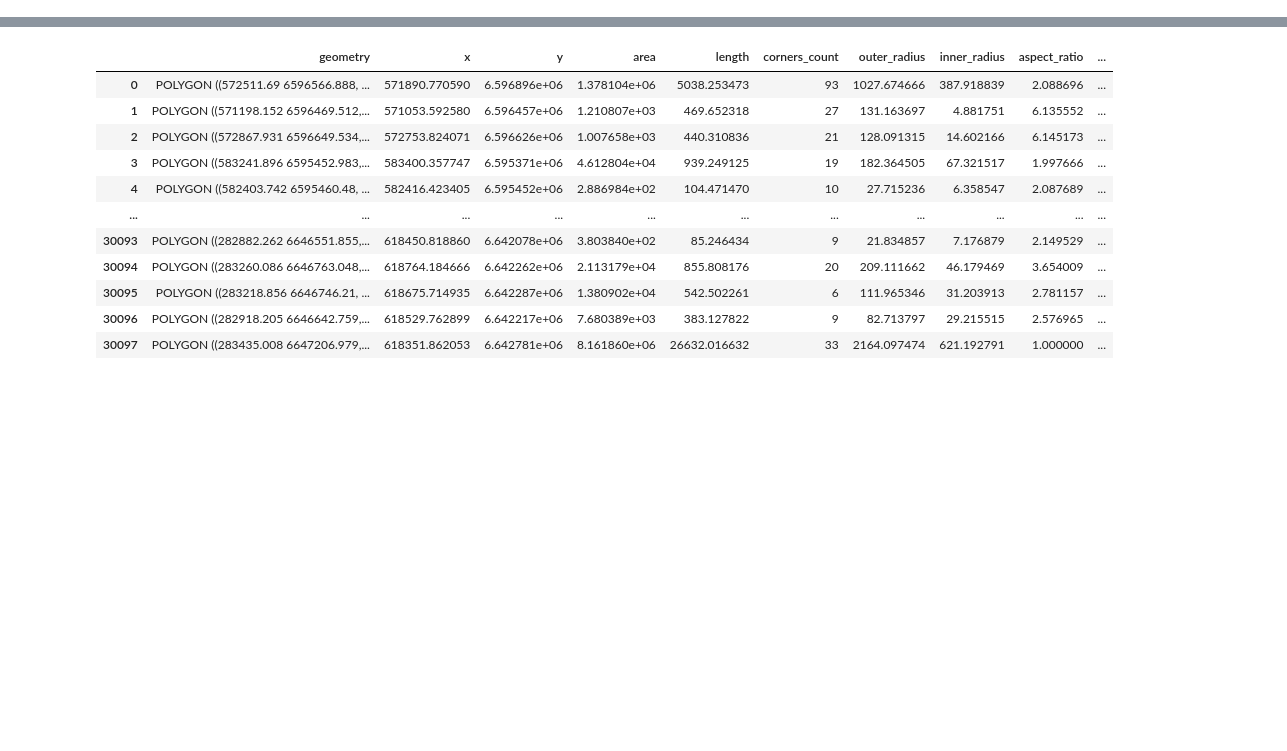
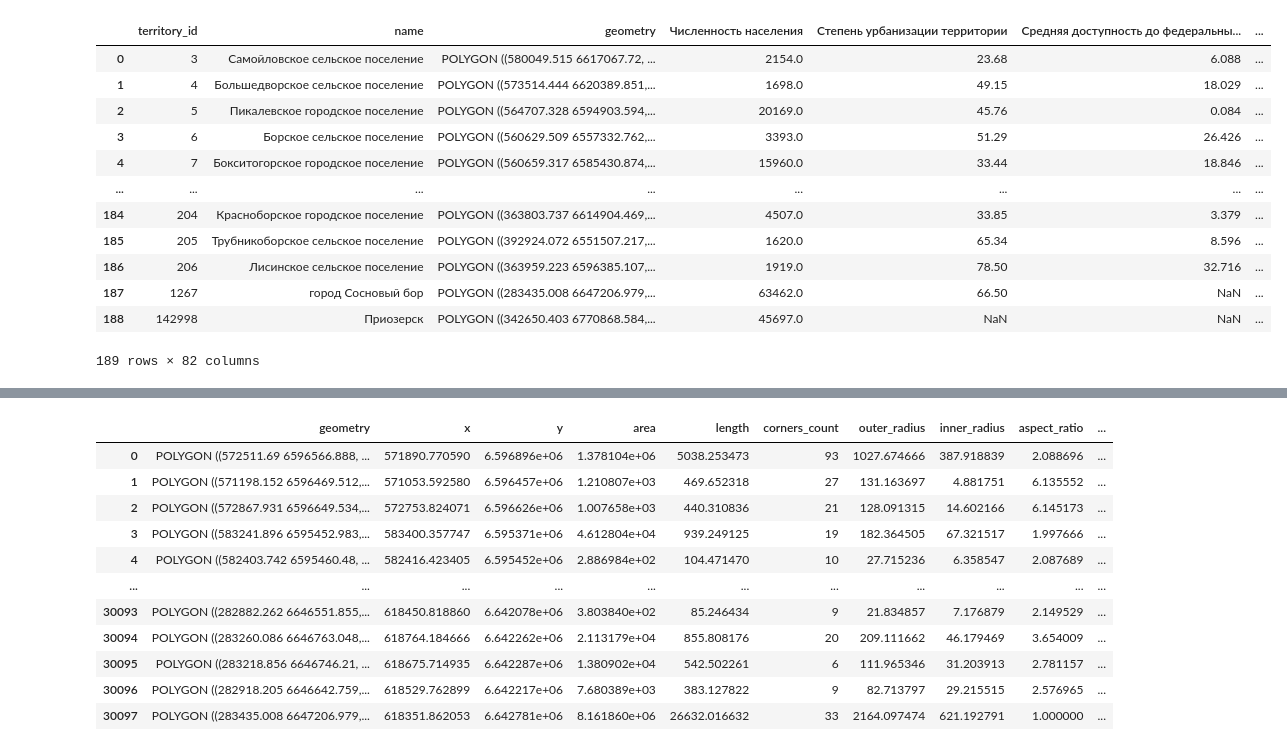
Before and after one commit to Mvin8/Urbanomy, a Jupyter notebook: examples/F37.ipynb, the cells around one changed output, grey strips where cells are left out. Cells and saved outputs as stored; diff of their text form; code cells hidden in the pictures; blank space fills up the shorter version.

```diff
--- a/examples/F37.ipynb
+++ b/examples/F37.ipynb
@@ -10,0 +13,4 @@ import matplotlib.pyplot as plt
+# %%
+territory_gdf = gpd.read_file('data/level_4_territories.geojson').to_crs(32636)
+territory_gdf = territory_gdf[['territory_id', 'name', 'geometry']]
+territory_gdf
@@ -10,0 +31,60 @@ import matplotlib.pyplot as plt
+# %%
+import requests
+import geopandas as gpd
+import pandas as pd
+
+# Загрузка вашего GeoDataFrame
+gdf = territory_gdf
+
+# API-адрес
+URBAN_API = "https://urban-api.idu.kanootoko.org/api/v1"
+
+# Словарь для хранения всех значений индикаторов
+all_indicators = {}
+
+for territory_id in gdf["territory_id"]:
+    try:
+        # Формируем URL
+        url = f"{URBAN_API}/territory/{territory_id}/indicator_values"
+
+        # Выполняем GET-запрос
+        response = requests.get(url)
+
+        # Проверяем статус ответа
+        if response.status_code != 200:
+            print(f"Ошибка при запросе {territory_id}: {response.status_code}")
+            continue
+
+        # Обрабатываем JSON-ответ
+        res_json = response.json()
+
+        # Собираем индикаторы в словарь
+        indicators = {item["indicator"]["name_full"]: item["value"] for item in res_json}
+        all_indicators[territory_id] = indicators
+
+    except Exception as e:
+        print(f"Ошибка при обработке {territory_id}: {e}")
+        continue
+
+# Преобразуем в DataFrame
+indicators_df = pd.DataFrame.from_dict(all_indicators, orient="index").reset_index()
+indicators_df.rename(columns={"index": "territory_id"}, inplace=True)
+
+# Объединяем с исходным GeoDataFrame
+gdf = gdf.merge(indicators_df, on="territory_id", how="left")
+
+gdf
+# %% [output]
+|  | territory_id | name | geometry | Численность населения | Степень урбанизации территории | Средняя доступность до федеральны... | ... |
+| 0 | 3 | Самойловское сельское поселение | POLYGON ((580049.515 6617067.72, ... | 2154.0 | 23.68 | 6.088 | ... |
+| 1 | 4 | Большедворское сельское поселение | POLYGON ((573514.444 6620389.851,... | 1698.0 | 49.15 | 18.029 | ... |
+| 2 | 5 | Пикалевское городское поселение | POLYGON ((564707.328 6594903.594,... | 20169.0 | 45.76 | 0.084 | ... |
+| 3 | 6 | Борское сельское поселение | POLYGON ((560629.509 6557332.762,... | 3393.0 | 51.29 | 26.426 | ... |
+| 4 | 7 | Бокситогорское городское поселение | POLYGON ((560659.317 6585430.874,... | 15960.0 | 33.44 | 18.846 | ... |
+| ... | ... | ... | ... | ... | ... | ... | ... |
+| 184 | 204 | Красноборское городское поселение | POLYGON ((363803.737 6614904.469,... | 4507.0 | 33.85 | 3.379 | ... |
+| 185 | 205 | Трубникоборское сельское поселение | POLYGON ((392924.072 6551507.217,... | 1620.0 | 65.34 | 8.596 | ... |
+| 186 | 206 | Лисинское сельское поселение | POLYGON ((363959.223 6596385.107,... | 1919.0 | 78.50 | 32.716 | ... |
+| 187 | 1267 | город Сосновый бор | POLYGON ((283435.008 6647206.979,... | 63462.0 | 66.50 | NaN | ... |
+| 188 | 142998 | Приозерск | POLYGON ((342650.403 6770868.584,... | 45697.0 | NaN | NaN | ... |
+189 rows × 82 columns
```
Also changed, not shown: parts of 16 cells of this notebook.
